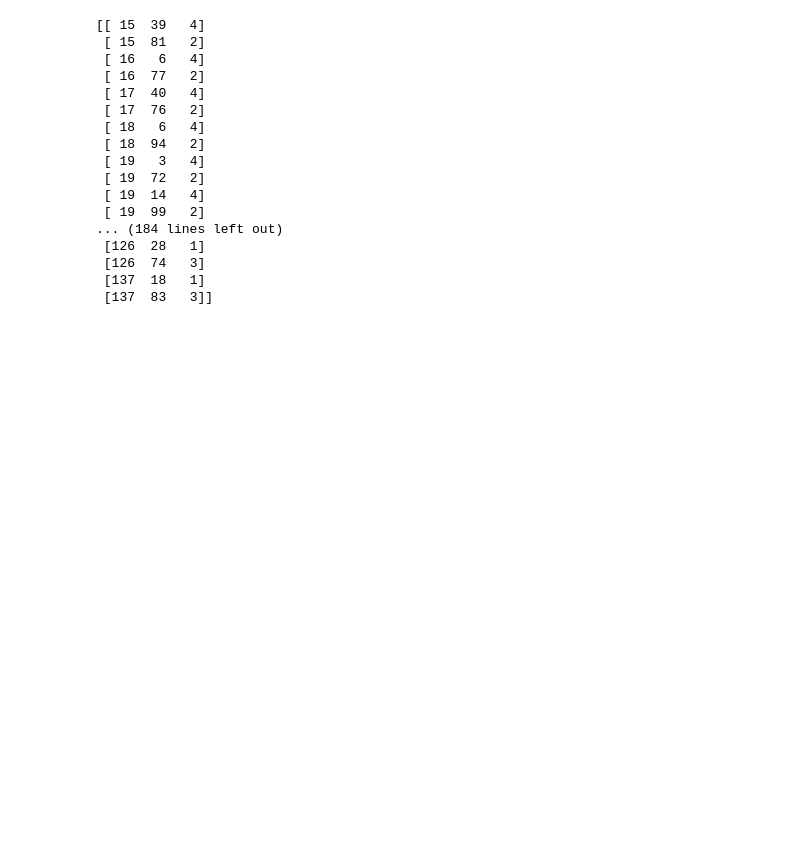
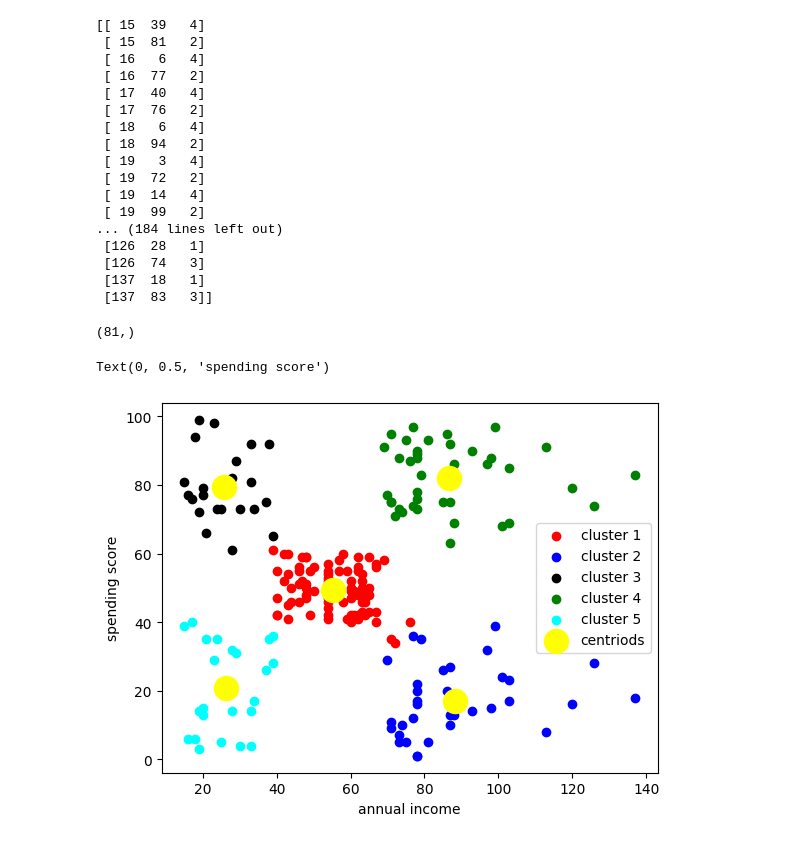
Before and after one commit to rajvee18/data_science, a Jupyter notebook: k_means_clustering.ipynb, the cells around one changed output. Saved outputs shown, nothing was run; the diff lists cells and outputs as text; code cells hidden in the pictures; blank space fills up the shorter version.

Commit message:
k_means_clustering

```diff
--- a/k_means_clustering.ipynb
+++ b/k_means_clustering.ipynb
@@ -71,3 +71,24 @@ print(np.concatenate((x,y_kmeans.reshape(len(y_kmeans),1)),1))
  [126  74   3]
  [137  18   1]
  [137  83   3]]
+# %%
+x[y_kmeans==0,1].shape
+# %% [output]
+(81,)
+# %%
+plt.scatter(x[y_kmeans==0,0],x[y_kmeans==0,1],color = 'red',label = 'cluster 1')
+plt.scatter(x[y_kmeans==1,0],x[y_kmeans==1,1],color = 'blue',label = 'cluster 2')
+plt.scatter(x[y_kmeans==2,0],x[y_kmeans==2,1],color = 'black',label = 'cluster 3')
+plt.scatter(x[y_kmeans==3,0],x[y_kmeans==3,1],color = 'green',label = 'cluster 4')
+plt.scatter(x[y_kmeans==4,0],x[y_kmeans==4,1],color = 'cyan',label = 'cluster 5')
+
+centroids = kmeans1.cluster_centers_
+
+plt.scatter(centroids[:,0],centroids[:,1],s = 300, color = 'yellow',label = 'centriods')
+
+plt.legend()
+plt.xlabel("annual income")
+plt.ylabel("spending score")
+# %% [output]
+Text(0, 0.5, 'spending score')
+[figure, added]
```
